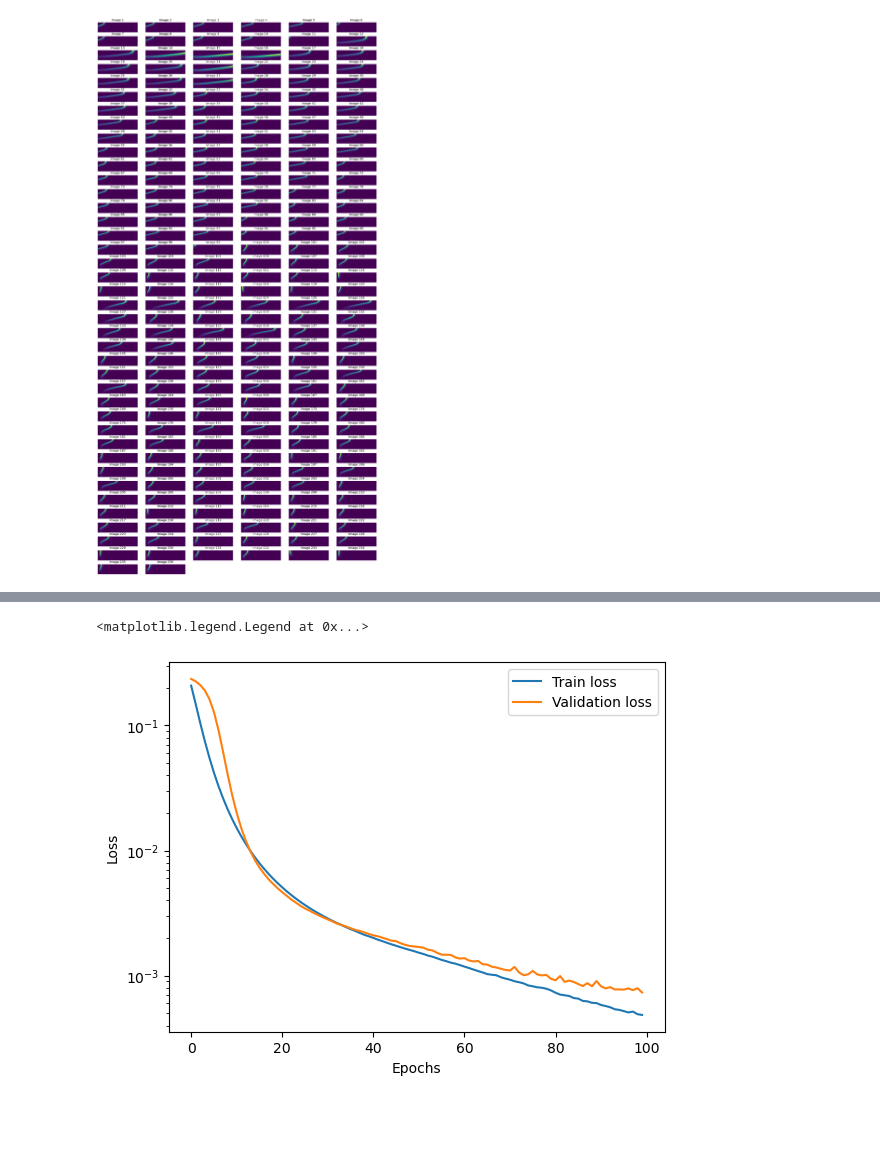
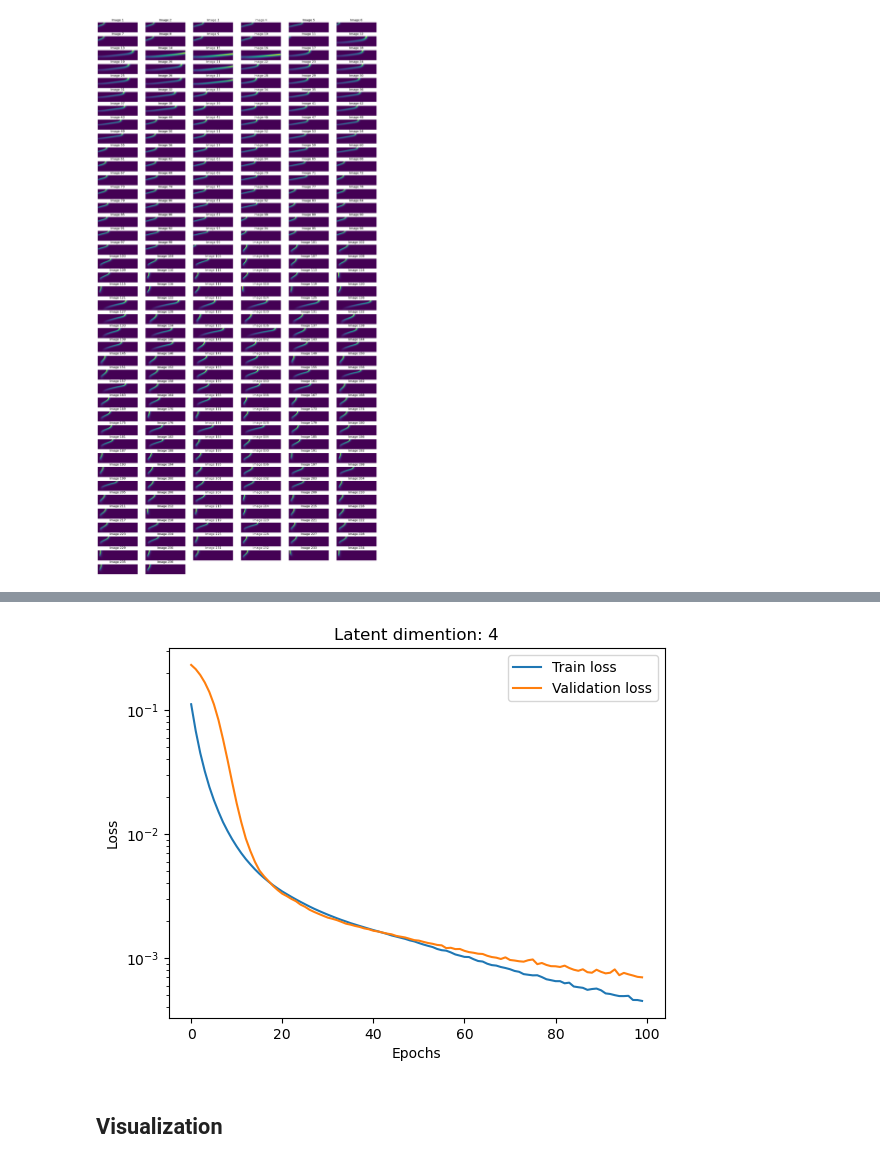
Before and after one commit to zzhuqshun/ML-for-dynamical-system, a Jupyter notebook: Autoencoder.ipynb, the cells around one changed output, grey strips where cells are left out. Saved outputs shown, nothing was run; the diff lists cells and outputs as text; code cells hidden in the pictures; blank space fills up the shorter version.

Commit message:
Try latent_dim=4

```diff
--- a/Autoencoder.ipynb
+++ b/Autoencoder.ipynb
@@ -86,10 +86,14 @@ Q_list
 # Data Preparation
 # %%
 # OutLier
-Qdot = np.array(Q_list)
+Qdot_ = np.array(Q_list)
+print(Qdot_.shape)
+print(np.array(condition).shape)
 indices = [10, 88, 100]
-Qdot = np.delete(Qdot, indices, axis=0)
+Qdot = np.delete(Qdot_, indices, axis=0)
 condition = np.delete(condition, indices, axis=0)
+print(Qdot.shape)
+print(np.array(condition).shape)
 
 # Data Normalization
 Qdot = Qdot / np.max(Qdot)
@@ -197,7 +208,7 @@ class Autoencoder(tf.keras.Model):
     return decoded
 
 
-latent_dim = 8
+latent_dim = 4
 autoencoder = Autoencoder(latent_dim)
 autoencoder.compile(optimizer = tf.keras.optimizers.Adam(learning_rate = 5e-5), loss='mse')
 # %%
@@ -230,17 +240,20 @@ Epoch 100/100
 # %%
 loss = hist.history['loss']
 val_loss = hist.history['val_loss']
 
 plt.semilogy(loss, label ='Train loss')
 plt.semilogy(val_loss, label = 'Validation loss')
 # plt.plot(loss, label ='Train loss')
 # plt.plot(val_loss, label = 'Validation loss')
 plt.xlabel('Epochs')
 plt.ylabel('Loss')
+plt.title(f'Latent dimention: {latent_dim}')
 plt.legend()
+plt.show()
 # %% [output]
-<matplotlib.legend.Legend at 0x...>
-[figure, old version]
+[figure, new version]
+# %% [markdown]
+## Visualization
 # %%
 encoded_imgs = autoencoder.encoder(test_data).numpy()
 decoded_imgs = autoencoder.decoder(encoded_imgs).numpy()
```
Also changed, not shown: parts of 7 cells of this notebook.
